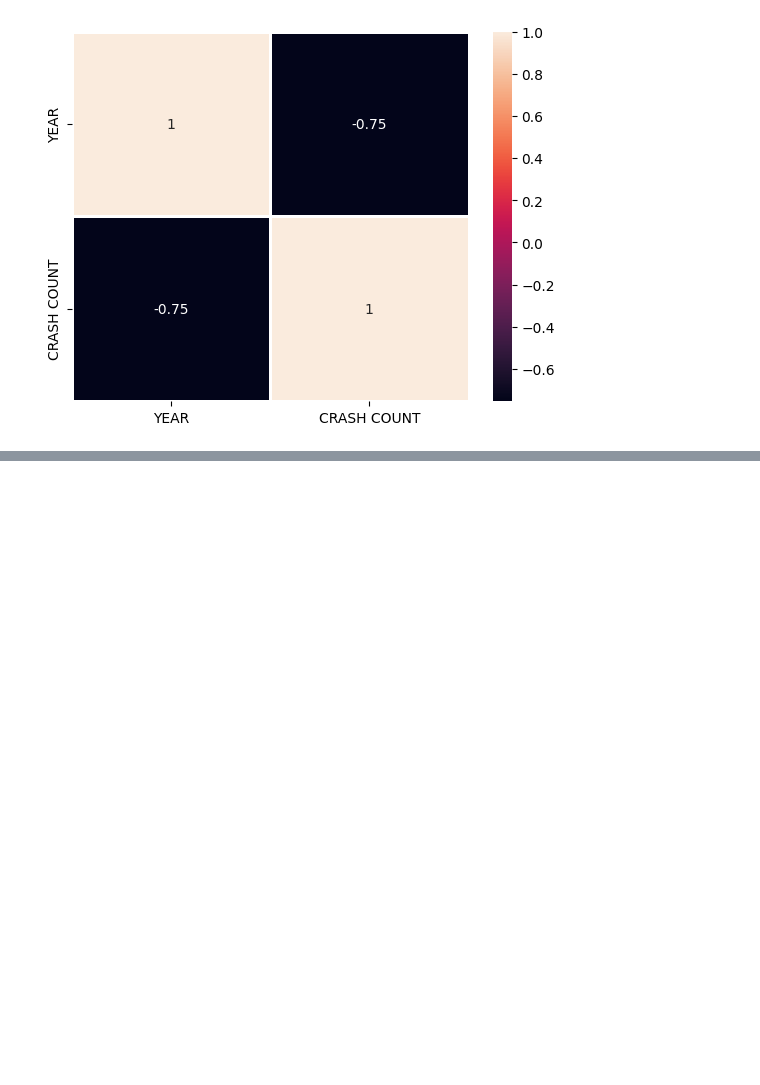
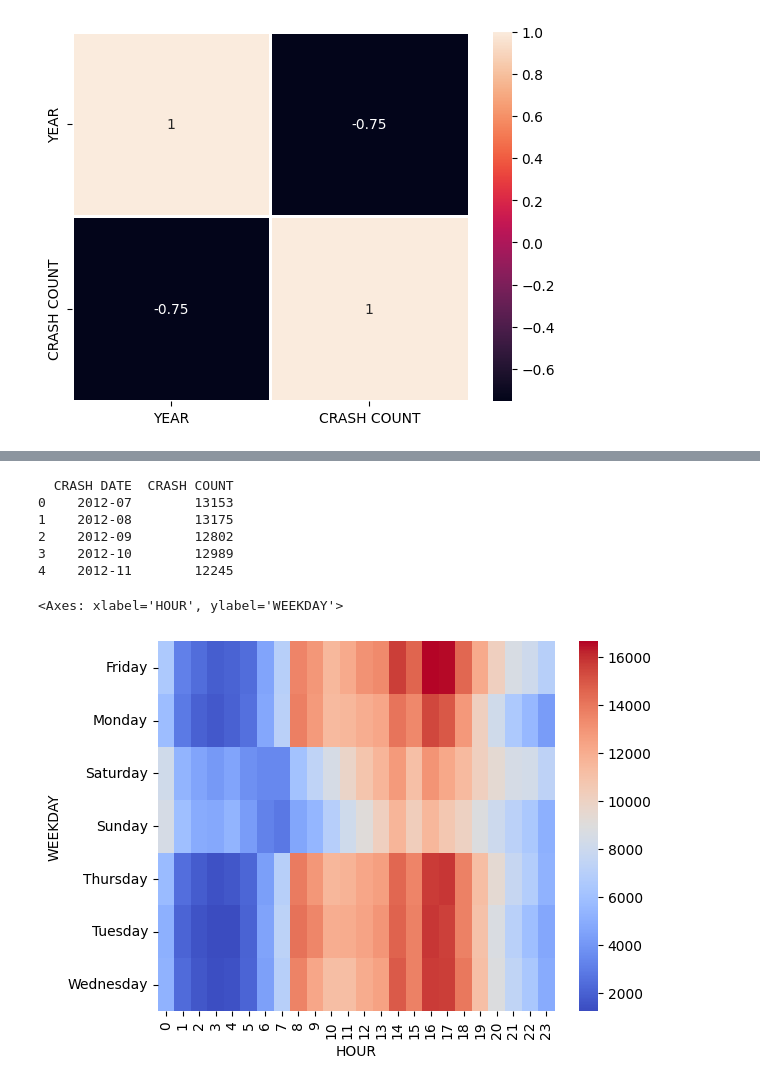
Before and after one commit to ragibasif/NYC-mvc-crashes, a Jupyter notebook: main.ipynb, the cells around one changed output, grey strips where cells are left out. Cells and saved outputs as stored; diff of their text form; code cells hidden in the pictures; blank space fills up the shorter version.

```diff
--- a/main.ipynb
+++ b/main.ipynb
@@ -386,0 +416,16 @@ ValueError: List of boxplot statistics and `positions` values must have same the
+# %%
+print(crashes_per_month.head())
+# %% [output]
+  CRASH DATE  CRASH COUNT
+0    2012-07        13153
+1    2012-08        13175
+2    2012-09        12802
+3    2012-10        12989
+4    2012-11        12245
+# %%
+#df['Hour'] = pd.to_datetime(df['CRASH TIME'], format='%H:%M').dt.hour
+heatmap_data = df.groupby(['WEEKDAY', 'HOUR']).size().unstack()
+sb.heatmap(heatmap_data, cmap='coolwarm', annot=False)
+# %% [output]
+<Axes: xlabel='HOUR', ylabel='WEEKDAY'>
+[figure, added]
```
Also changed, not shown: parts of 14 cells of this notebook.
